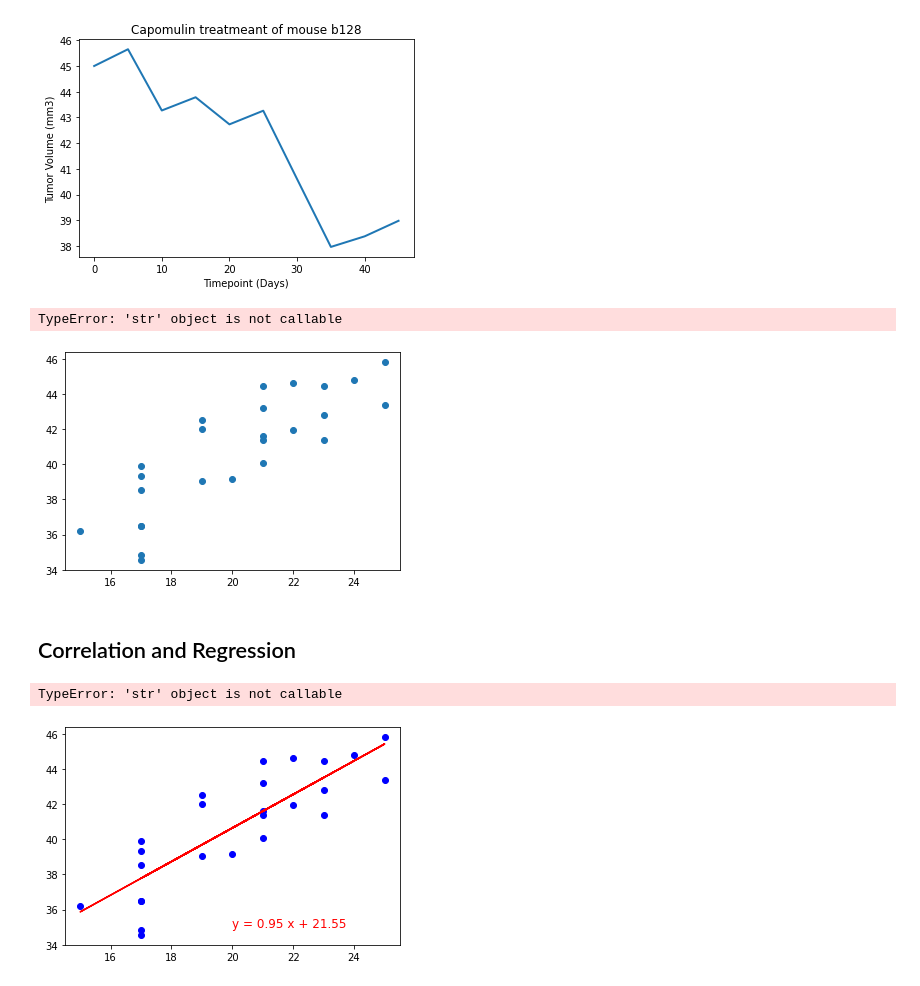
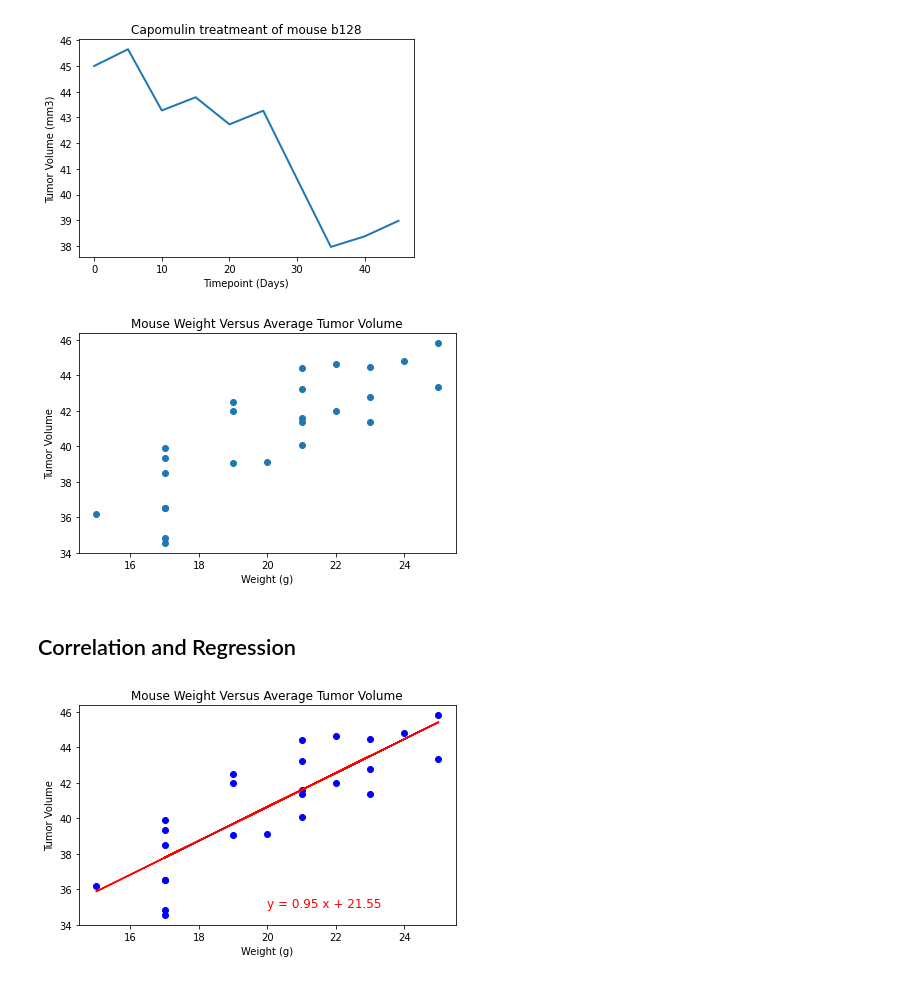
Before and after one commit to tc831/Matplotlib, a Jupyter notebook: Pymaceuticals/pymaceuticals_starter.ipynb, the cells around one changed output. Drawn from its saved outputs; the diff is of its cells as text; code cells hidden in the pictures.

```diff
--- a/Pymaceuticals/pymaceuticals_starter.ipynb
+++ b/Pymaceuticals/pymaceuticals_starter.ipynb
@@ -400,36 +400,40 @@ plt.show()
 # Generate a scatter plot of average tumor volume vs. mouse weight for the Capomulin regimen
 capo_df_mean = capo_df.groupby(["Mouse ID"]).mean()
 
+from importlib import reload
+plt=reload(plt)
+
 plt.scatter(capo_df_mean["Weight (g)"], capo_df_mean["Tumor Volume (mm3)"])
 plt.title('Mouse Weight Versus Average Tumor Volume')
 plt.xlabel("Weight (g)")
-plt.ylabel("Tumor Volume")
+plt.ylabel('Tumor Volume')
 plt.tight_layout()
 plt.show()
 # %% [output]
-TypeError: 'str' object is not callable
-[figure, old version]
+[figure, new version]
 # %% [markdown]
 ## Correlation and Regression
 # %%
 # Calculate the correlation coefficient and linear regression model
 # for mouse weight and average tumor volume for the Capomulin regimen
 corr = st.pearsonr(capo_df_mean["Weight (g)"], capo_df_mean["Tumor Volume (mm3)"])
 (slope, intercept, rvalue, pvalue, stderr) = linregress(capo_df_mean["Weight (g)"], capo_df_mean["Tumor Volume (mm3)"])
 regress_values = capo_df_mean["Weight (g)"] * slope + intercept
 line_eq = f"y = {round(slope, 2)} x + {round(intercept, 2)}"
 
 # For mouse weight and average tumor volume for the Capomulin regimen
 color = "red"
 
+from importlib import reload
+plt=reload(plt)
+
 plt.scatter(capo_df_mean["Weight (g)"], capo_df_mean["Tumor Volume (mm3)"], color = "blue")
 plt.plot(capo_df_mean["Weight (g)"], regress_values, color = color)
 plt.annotate(line_eq, (20, 35), fontsize = 12, color = color)
 plt.title("Mouse Weight Versus Average Tumor Volume")
 plt.xlabel("Weight (g)")
 plt.ylabel("Tumor Volume")
 plt.tight_layout()
 plt.show()
 # %% [output]
-TypeError: 'str' object is not callable
-[figure, old version]
+[figure, new version]
```
